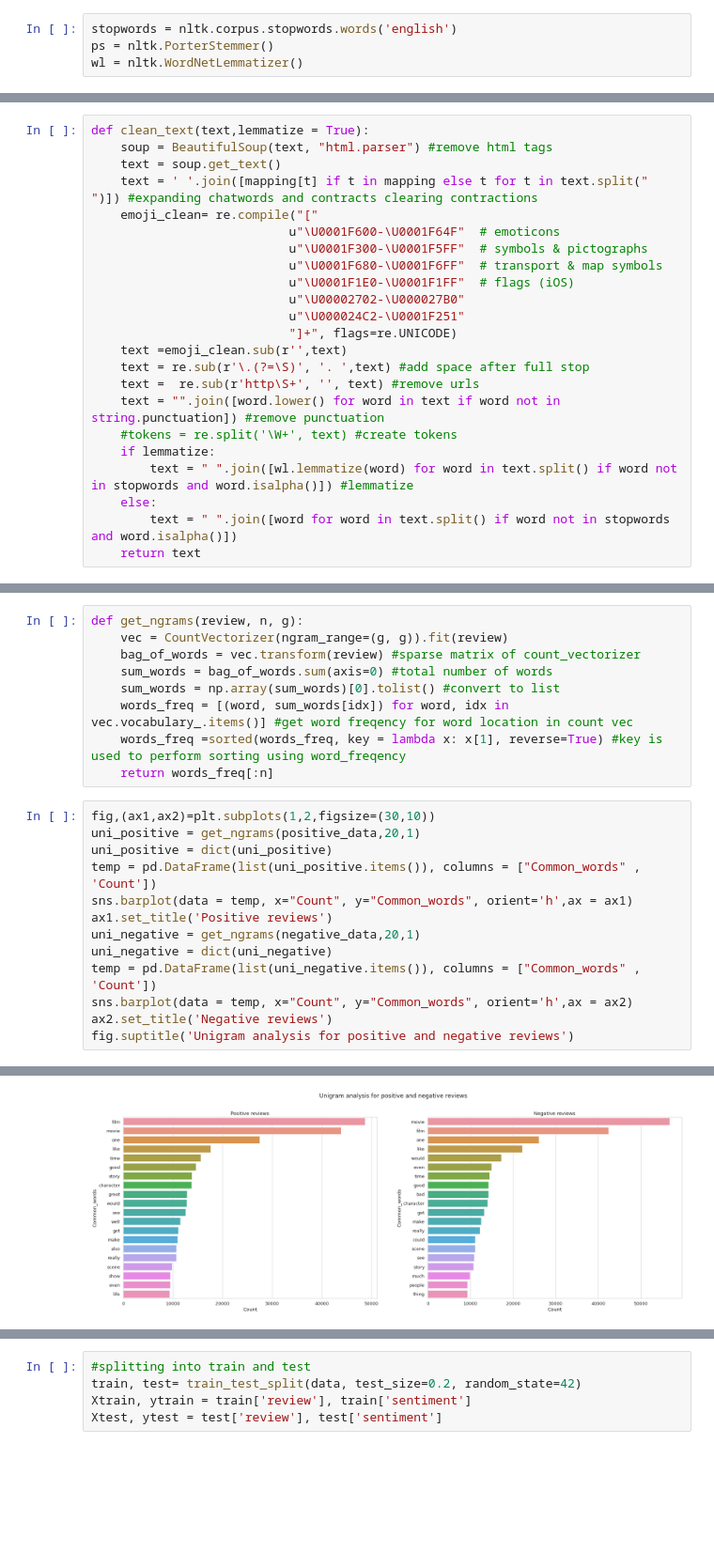
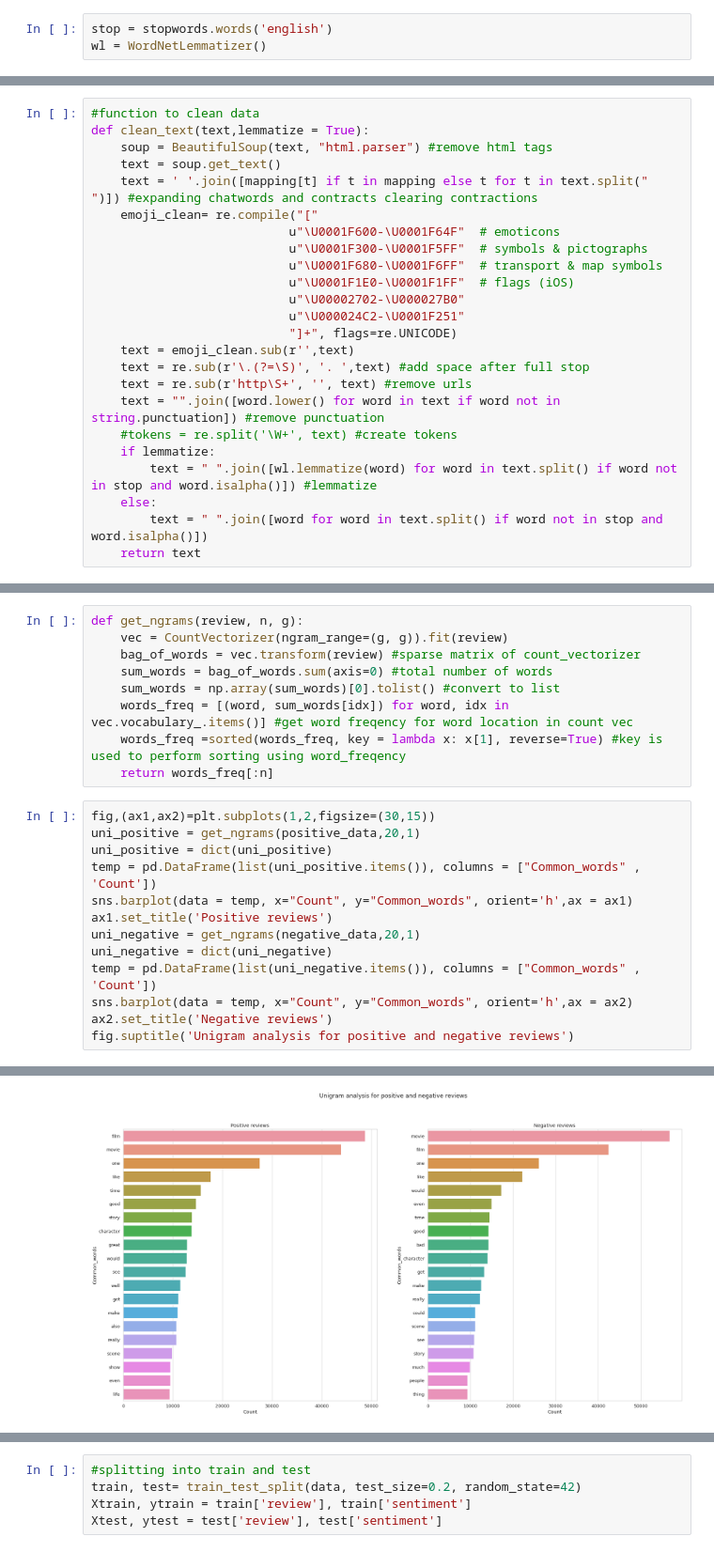
Before and after one commit to derrell24/Data-Science-and-Machine-Learning-Projects, a Jupyter notebook: Sentimental Analysis IMDB reviews/performing-sentimental-analysis-on-imdb-reviews.ipynb, the cells around one changed output, grey strips where cells are left out. Shown at 94% size. Saved outputs shown, nothing was run; the diff lists cells and outputs as text; blank space fills up the shorter version.

```diff
--- a/Sentimental Analysis IMDB reviews/performing-sentimental-analysis-on-imdb-reviews.ipynb
+++ b/Sentimental Analysis IMDB reviews/performing-sentimental-analysis-on-imdb-reviews.ipynb
@@ -107,5 +112,4 @@ dtype: int64
 # %%
-stopwords = nltk.corpus.stopwords.words('english')
-ps = nltk.PorterStemmer()
-wl = nltk.WordNetLemmatizer()
+stop = stopwords.words('english')
+wl = WordNetLemmatizer()
 # %%
@@ -113,4 +152,5 @@ mapping = {"ain't": "is not", "aren't": "are not","can't": "cannot", "'cause": "
 # %%
+#function to clean data
 def clean_text(text,lemmatize = True):
     soup = BeautifulSoup(text, "html.parser") #remove html tags
     text = soup.get_text()
@@ -123,13 +163,13 @@ def clean_text(text,lemmatize = True):
                            u"\U00002702-\U000027B0"
                            u"\U000024C2-\U0001F251"
                            "]+", flags=re.UNICODE)
-    text =emoji_clean.sub(r'',text)
+    text = emoji_clean.sub(r'',text)
     text = re.sub(r'\.(?=\S)', '. ',text) #add space after full stop
-    text =  re.sub(r'http\S+', '', text) #remove urls
+    text = re.sub(r'http\S+', '', text) #remove urls
     text = "".join([word.lower() for word in text if word not in string.punctuation]) #remove punctuation
     #tokens = re.split('\W+', text) #create tokens
     if lemmatize:
-        text = " ".join([wl.lemmatize(word) for word in text.split() if word not in stopwords and word.isalpha()]) #lemmatize
+        text = " ".join([wl.lemmatize(word) for word in text.split() if word not in stop and word.isalpha()]) #lemmatize
     else:
-        text = " ".join([word for word in text.split() if word not in stopwords and word.isalpha()])
+        text = " ".join([word for word in text.split() if word not in stop and word.isalpha()])
     return text
@@ -285,19 +341,19 @@ def get_ngrams(review, n, g):
     words_freq =sorted(words_freq, key = lambda x: x[1], reverse=True) #key is used to perform sorting using word_freqency
     return words_freq[:n]
 # %%
-fig,(ax1,ax2)=plt.subplots(1,2,figsize=(30,10))
+fig,(ax1,ax2)=plt.subplots(1,2,figsize=(30,15))
 uni_positive = get_ngrams(positive_data,20,1)
 uni_positive = dict(uni_positive)
 temp = pd.DataFrame(list(uni_positive.items()), columns = ["Common_words" , 'Count'])
 sns.barplot(data = temp, x="Count", y="Common_words", orient='h',ax = ax1)
 ax1.set_title('Positive reviews')
 uni_negative = get_ngrams(negative_data,20,1)
 uni_negative = dict(uni_negative)
 temp = pd.DataFrame(list(uni_negative.items()), columns = ["Common_words" , 'Count'])
 sns.barplot(data = temp, x="Count", y="Common_words", orient='h',ax = ax2)
 ax2.set_title('Negative reviews')
 fig.suptitle('Unigram analysis for positive and negative reviews')
 # %% [output]
 Text(0.5, 0.98, 'Unigram analysis for positive and negative reviews')
-[figure, old version]
+[figure, new version]
 # %%
```
Also changed, not shown: parts of 83 cells of this notebook.
